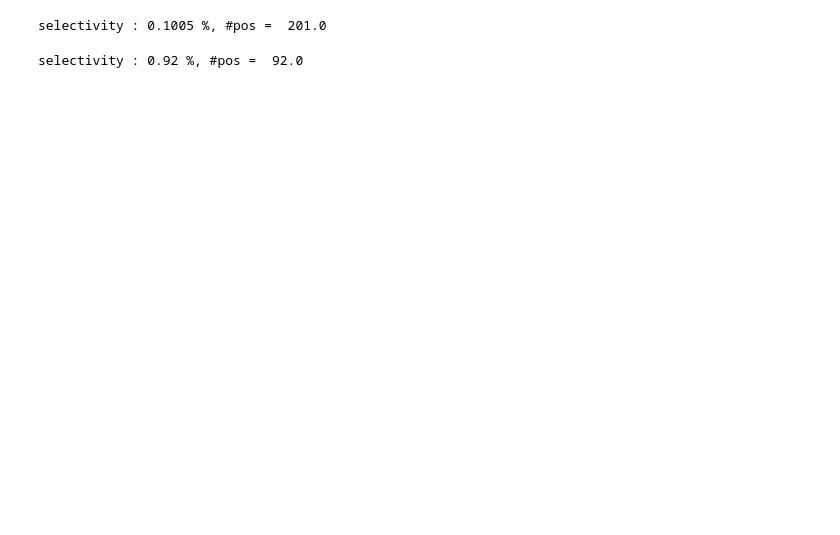
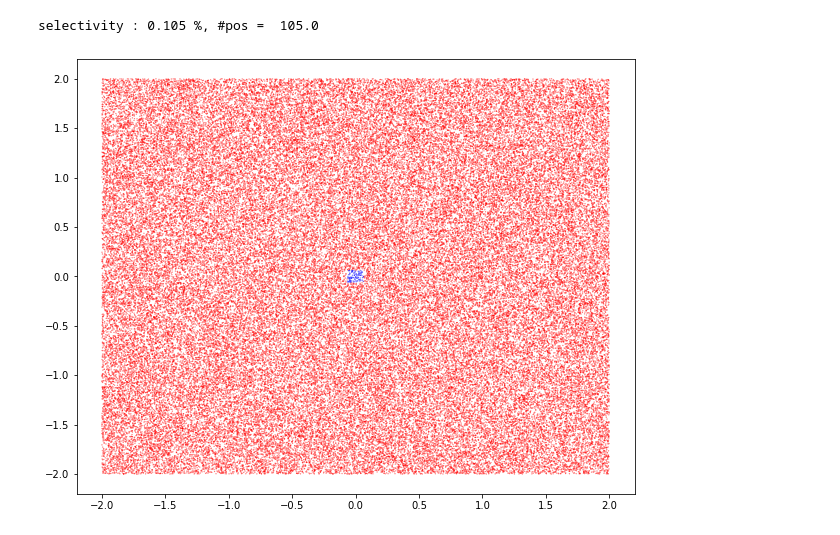
Before and after one commit to AIDEmeProject/PythonMiddleware, a Jupyter notebook: example.ipynb, the cells around one changed output. Drawn from its saved outputs; the diff is of its cells as text; code cells hidden in the pictures; blank space fills up the shorter version.

```diff
--- a/example.ipynb
+++ b/example.ipynb
@@ -29,44 +27,26 @@ def train_score(dataset, active_learner):
 # %%
 # DUMMY DATA
-N = int(2e5)
-dim = 2
-PARTITION = [[0], [1]]  #[[0, 1], [2, 3], [4], [5]]
+N = int(1e5)
+DIM = 2
+PARTITION = [[0], [1]]  # 2 subspaces. The first subspace is composed by the first column (index 0), and the second subspace contains the second column (index 1)
+SELECTIVITY = 0.001
 
-limit = 2 * (0.001) ** (1/dim) #0.06 #0.63
-#limit = 0.074  # 0.1% = , 1% = 0.24
+rng = np.random.RandomState(0)  # fix seed for reproducibility
 
-rng = np.random.RandomState(0)
-X = rng.uniform(low=-2, high=2, size=(N, dim))  # do not forget to standardize the data. For this distribution, it should be fine without it.
+X = rng.uniform(low=-2, high=2, size=(N, DIM))  # do not forget to standardize the data. For this distribution, it should be fine without it.
 
-y_subspace = np.vstack([np.all(np.abs(X[:, p]) < limit, axis=1) for p in PARTITION]).T.astype('float')  # partial labels (for each subspace)
-#y_subspace = (np.linalg.norm(X, axis=1) < limit).astype('float').reshape(-1, 1)
+L = 2 * (SELECTIVITY) ** (1 / DIM)
+y_subspace = np.vstack([np.all(np.abs(X[:, p]) < L, axis=1) for p in PARTITION]).T.astype('float')  # partial labels for each subspace
 y = y_subspace.min(axis=1)
-
 
 labeled_set = LabeledSet(y, y_subspace)
 
 # visualize data distribution
 print('selectivity :', 100 * y.sum() / len(y), '%, #pos = ', y.sum())
 
-#plt.figure(figsize=(10,8))
-#plt.scatter(X[:, 0], X[:, 1], s=0.05, c=['b' if lb else 'r' for lb in y])
-#plt.show()
+plt.figure(figsize=(10,8))
+plt.scatter(X[:, 0], X[:, 1], s=0.05, c=['b' if lb else 'r' for lb in y])
+plt.show()
 # %% [output]
-selectivity : 0.1005 %, #pos =  201.0
+selectivity : 0.105 %, #pos =  105.0
+[figure, added]
-# %%
-size = 10000
-dim = 2
-original = False
-
-task = '{}_size={}_dim={}'.format('original' if original else 'aluma', size, dim)
-output = read_task(dim)
-X = output['data'].values
-y = output['labels'].values
-labeled_set = LabeledSet(y)
-
-
-learners = {}
-if original:
-    learners['ALuMa SS=100 CL=2000'] = LinearVersionSpace(single_chain=False, n_samples=100, warmup=2000, rounding=False, add_intercept=True)
-# %% [output]
-selectivity : 0.92 %, #pos =  92.0
```
Also changed, not shown: parts of 12 cells of this notebook, 3 other files.
